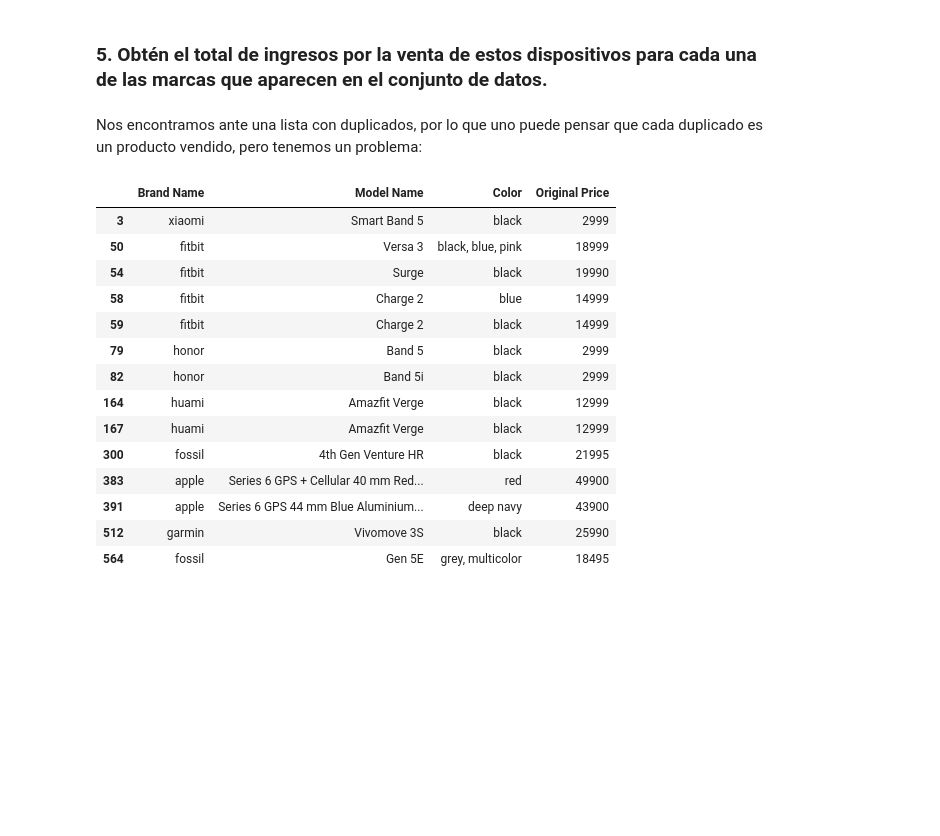
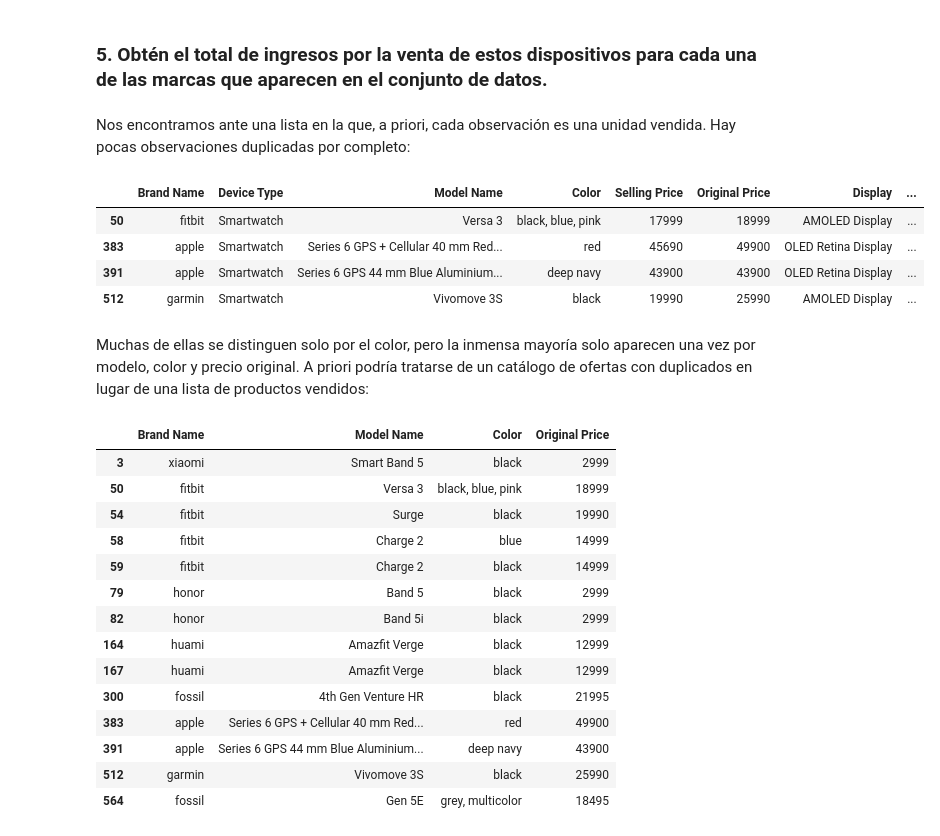
Before and after one commit to afercaceres/Fitness_Trackers, a Jupyter notebook: practica_python.ipynb, the cells around one changed output. Saved outputs shown, nothing was run; the diff lists cells and outputs as text; code cells hidden in the pictures; blank space fills up the shorter version.

```diff
--- a/practica_python.ipynb
+++ b/practica_python.ipynb
@@ -818,6 +818,16 @@ datosOrdenPorRatio.groupby("Brand Name").mean().sort_values(by=['Ratio'], ascend
 La marca que proporciona más ratio medio es Xiaomi, y la que menos Apple. Si lo que se busca es únicamente vida de batería a un precio asequible, lo más sensato sería adquirir una FitnessBand de Xiaomi.
 # %% [markdown]
 ### 5. Obtén el total de ingresos por la venta de estos dispositivos para cada una de las marcas que aparecen en el conjunto de datos.
-# %% [markdown]
-Nos encontramos ante una lista con duplicados, por lo que uno puede pensar que cada duplicado es un producto vendido, pero tenemos un problema:
+# %% [markdown]
+Nos encontramos ante una lista en la que, a priori, cada observación es una unidad vendida. Hay pocas observaciones duplicadas por completo:
+# %%
+datos[datos.duplicated()]
+# %% [output]
+|  | Brand Name | Device Type | Model Name | Color | Selling Price | Original Price | Display | ... |
+| 50 | fitbit | Smartwatch | Versa 3 | black, blue, pink | 17999 | 18999 | AMOLED Display | ... |
+| 383 | apple | Smartwatch | Series 6 GPS + Cellular 40 mm Red... | red | 45690 | 49900 | OLED Retina Display | ... |
+| 391 | apple | Smartwatch | Series 6 GPS 44 mm Blue Aluminium... | deep navy | 43900 | 43900 | OLED Retina Display | ... |
+| 512 | garmin | Smartwatch | Vivomove 3S | black | 19990 | 25990 | AMOLED Display | ... |
+# %% [markdown]
+Muchas de ellas se distinguen solo por el color, pero la inmensa mayoría solo aparecen una vez por modelo, color y precio original. A priori podría tratarse de un catálogo de ofertas con duplicados en lugar de una lista de productos vendidos:
 # %%
```
Also changed, not shown: parts of 10 cells of this notebook.
